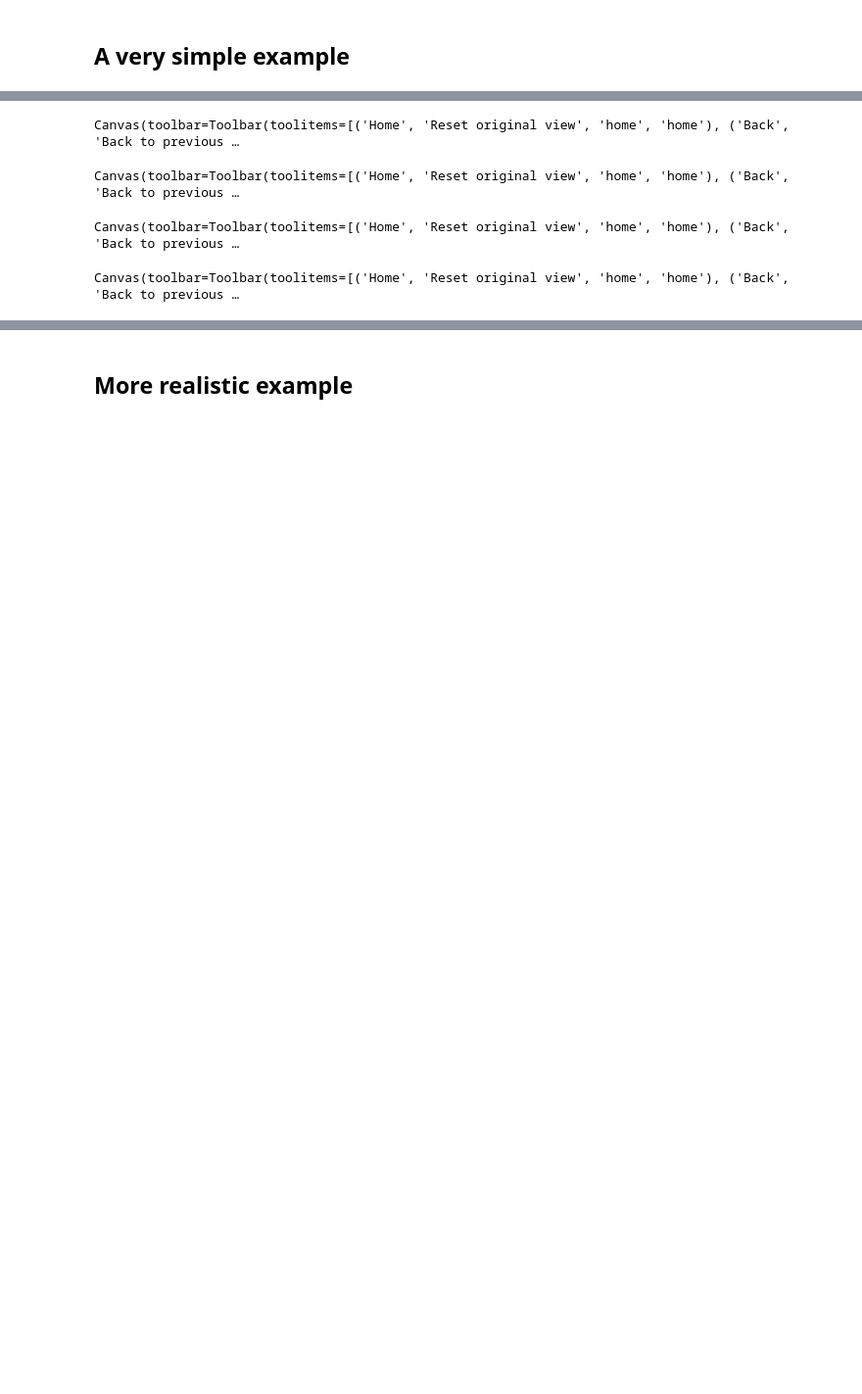
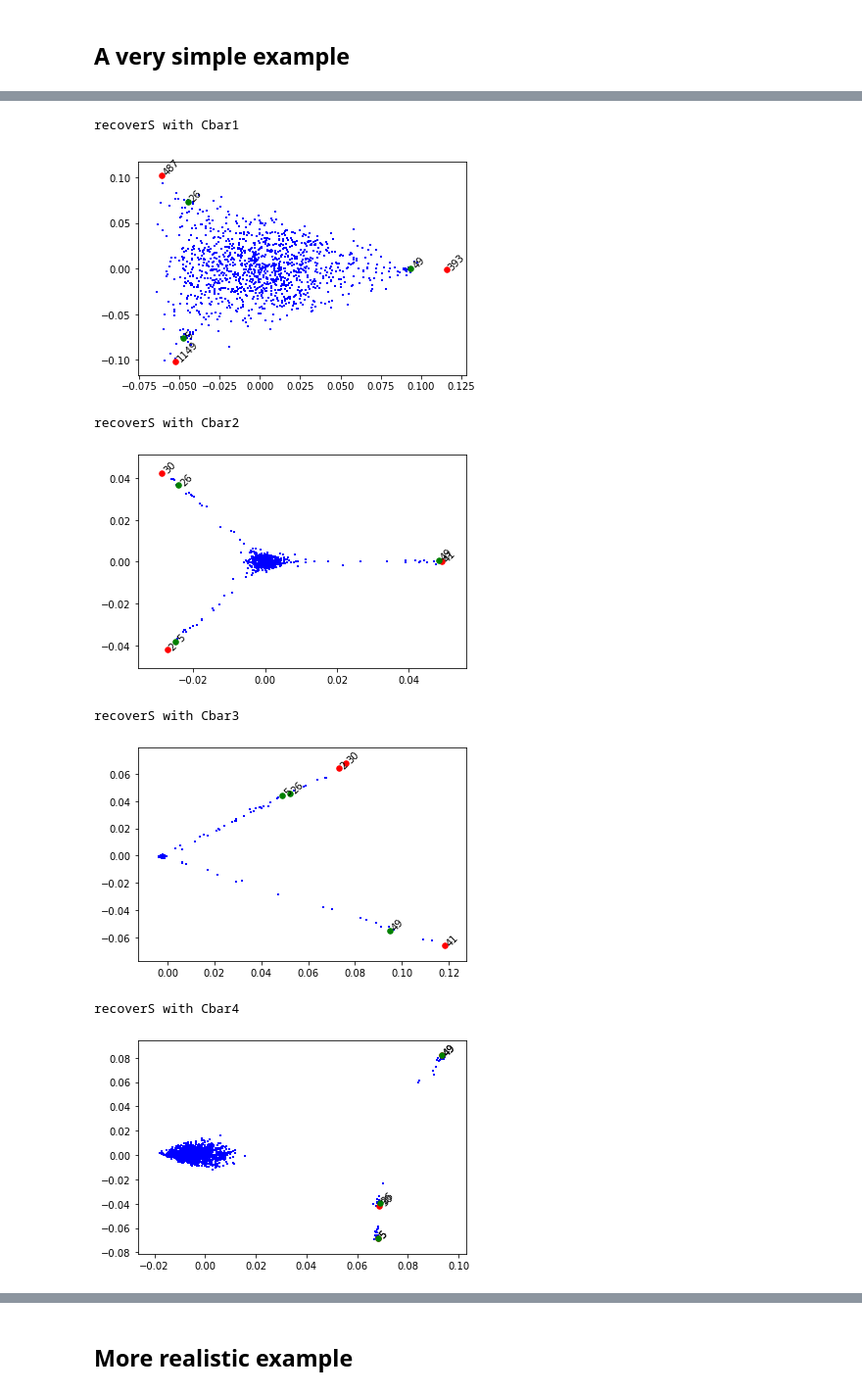
Before and after one commit to zihao12/pyJSMF-RAW, a Jupyter notebook: experiments/scaling_C.ipynb, the cells around one changed output, grey strips where cells are left out. Shown at 98% size. Drawn from its saved outputs; the diff is of its cells as text; code cells hidden in the pictures; blank space fills up the shorter version.

```diff
--- a/experiments/scaling_C.ipynb
+++ b/experiments/scaling_C.ipynb
@@ -90,11 +142,19 @@ Cbar4_pj = pca_proj(Cbar4)
 # %%
 which_dim = [0, 1]
-vis_extremal2(Cbar0_pj, S0, S1, which_dim = which_dim, annotate=True,fontsize=10)
-vis_extremal2(Cbar0_pj, S0, S2, which_dim = which_dim, annotate=True,fontsize=10)
-vis_extremal2(Cbar0_pj, S0, S3, which_dim = which_dim, annotate=True,fontsize=10)
-vis_extremal2(Cbar0_pj, S0, S4, which_dim = which_dim, annotate=True,fontsize=10)
+print("recoverS with Cbar1")
+vis_extremal2(Cbar1_pj, S0, S1, which_dim = which_dim, annotate=True,fontsize=10)
+print("recoverS with Cbar2")
+vis_extremal2(Cbar2_pj, S0, S2, which_dim = which_dim, annotate=True,fontsize=10)
+print("recoverS with Cbar3")
+vis_extremal2(Cbar3_pj, S0, S3, which_dim = which_dim, annotate=True,fontsize=10)
+print("recoverS with Cbar4")
+vis_extremal2(Cbar4_pj, S0, S4, which_dim = which_dim, annotate=True,fontsize=10)
 # %% [output]
-Canvas(toolbar=Toolbar(toolitems=[('Home', 'Reset original view', 'home', 'home'), ('Back', 'Back to previous …
+recoverS with Cbar1
+[figure, added]
-Canvas(toolbar=Toolbar(toolitems=[('Home', 'Reset original view', 'home', 'home'), ('Back', 'Back to previous …
+recoverS with Cbar2
+[figure, added]
-Canvas(toolbar=Toolbar(toolitems=[('Home', 'Reset original view', 'home', 'home'), ('Back', 'Back to previous …
+recoverS with Cbar3
+[figure, added]
-Canvas(toolbar=Toolbar(toolitems=[('Home', 'Reset original view', 'home', 'home'), ('Back', 'Back to previous …
+recoverS with Cbar4
+[figure, added]
```
Also changed, not shown: parts of 30 cells of this notebook, 1 other file.
